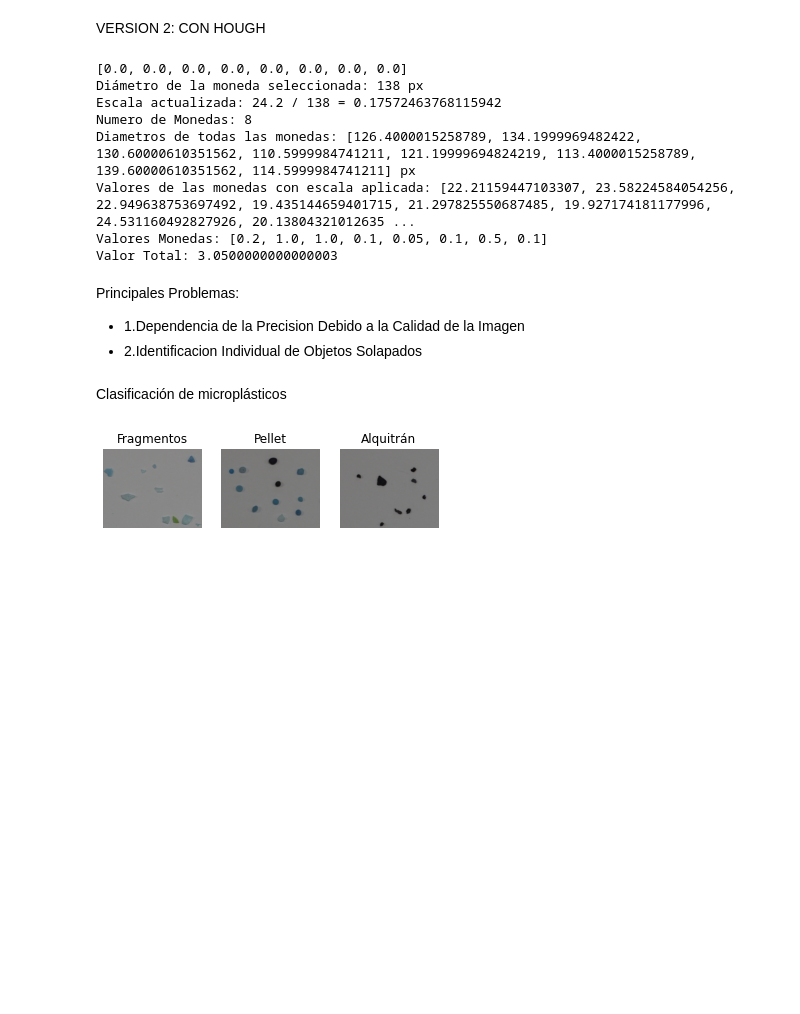
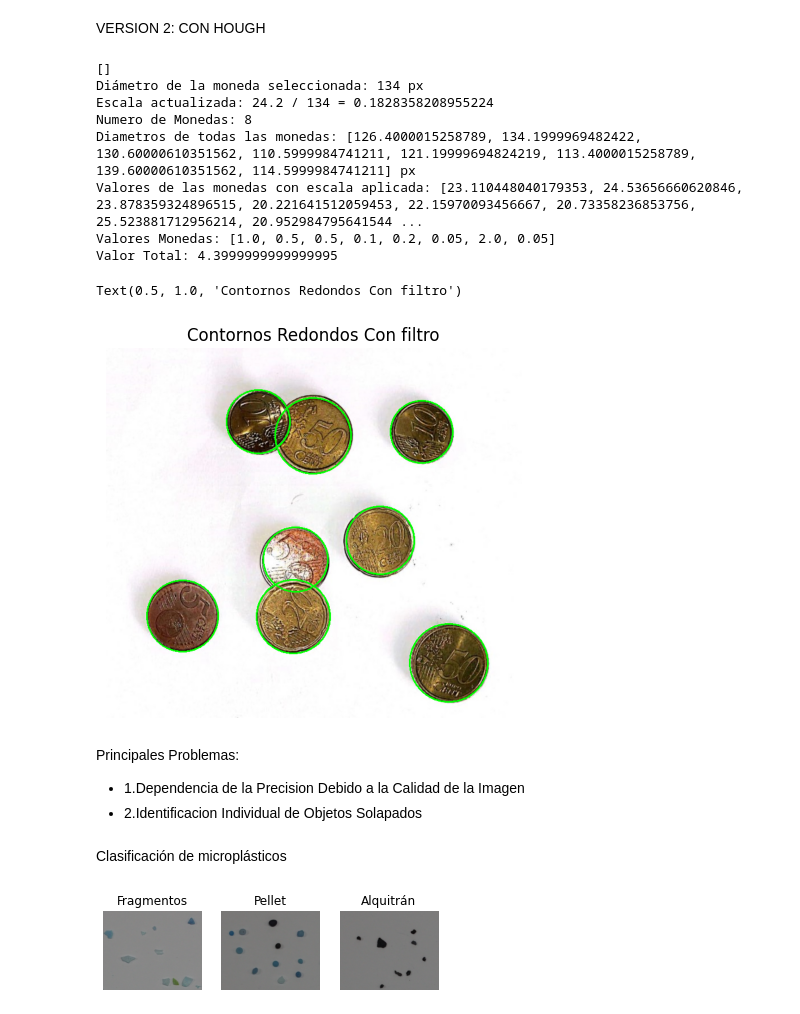
Before and after one commit to AcoranGonzalezMoray/VisionArtificial, a Jupyter notebook: Práctica_3/VC_P3.ipynb, the cells around one changed output. Saved outputs shown, nothing was run; the diff lists cells and outputs as text; code cells hidden in the pictures; blank space fills up the shorter version.

```diff
--- a/Práctica_3/VC_P3.ipynb
+++ b/Práctica_3/VC_P3.ipynb
@@ -259,16 +120,6 @@ plt.axis("off")
 plt.imshow(img_cont_redondos)
 plt.title('Contornos Redondos Con filtro')
 
-
-
-# Multiplica cada valor en valores_monedas_lista por la escala
-for i in range(len(valores_monedas_lista)):
-    valores_monedas_lista[i] *= escala
-
-
-
-
-
 print("Monedas:" + str(len(valores_monedas_lista)))
 print("Diametros:" + str(valores_monedas_lista))
 
@@ -541,14 +375,14 @@ def seleccionar_moneda(event, x, y, flags, param):
 
             if distancia < radio:
                 diametro = 2 * radio
-                escala = 24.25 / diametro
+                escala = 24.5/ diametro
                 num_monedas = len(circ[0])
                 valor_monedas = []
 
                 for j in range(num_monedas):
                     diametro_monedas = 2 * circ[0][j][2]
-                    valor = valores_monedas.get(round(diametro_monedas, 2), 0.0)
-                    valor_monedas.append(valor)
+                    #valor = valores_monedas.get(round(diametro_monedas, 2), 0.0)
+                    #valor_monedas.append(valor)
                     diametros_monedas.append(diametro_monedas)  # Agrega el diámetro a la lista
                 print(valor_monedas)
                 print(f"Diámetro de la moneda seleccionada: {diametro} px")
@@ -603,39 +437,46 @@ circ = cv2.HoughCircles(
         param1=100, # Valor del gradiente
         param2=50, # Umbral acumulador
         minRadius=50,  # radio mínimo
         maxRadius=150,  # radio máximo
     )
 
 # Dibuja sobre entrada e imagen vacía
 img_cont = np.zeros(img.shape, dtype=np.uint8)
 img_rgb = cv2.cvtColor(img, cv2.COLOR_BGR2RGB)
 img_rgb_circles = img_rgb.copy()
 
 for det in circ[0]:
     x_coor, y_coor, det_radio = int(det[0]), int(det[1]), int(det[2])
     cv2.circle(img_rgb_circles, (x_coor, y_coor), det_radio, (0, 255, 0), 2)
     cv2.circle(img_cont, (x_coor, y_coor), det_radio, 255, -1)
 
 cv2.imshow('Selecciona una moneda', img_rgb_circles)
 
 cv2.setMouseCallback('Selecciona una moneda', seleccionar_moneda)
 
 while True:
     cv2.imshow('Selecciona una moneda', img_rgb_circles)
     key = cv2.waitKey(1) & 0xFF
     if key == 27:  # Presiona la tecla Esc para salir
         break
 
 cv2.destroyAllWindows()
+
+plt.subplot(111)
+plt.axis("off")
+plt.imshow(img_rgb_circles)
+plt.title('Contornos Redondos Con filtro')
 # %% [output]
-[0.0, 0.0, 0.0, 0.0, 0.0, 0.0, 0.0, 0.0]
-Diámetro de la moneda seleccionada: 138 px
-Escala actualizada: 24.2 / 138 = 0.17572463768115942
+[]
+Diámetro de la moneda seleccionada: 134 px
+Escala actualizada: 24.2 / 134 = 0.1828358208955224
 Numero de Monedas: 8
 Diametros de todas las monedas: [126.4000015258789, 134.1999969482422, 130.60000610351562, 110.5999984741211, 121.19999694824219, 113.4000015258789, 139.60000610351562, 114.5999984741211] px
-Valores de las monedas con escala aplicada: [22.21159447103307, 23.58224584054256, 22.949638753697492, 19.435144659401715, 21.297825550687485, 19.927174181177996, 24.531160492827926, 20.13804321012635 ...
-Valores Monedas: [0.2, 1.0, 1.0, 0.1, 0.05, 0.1, 0.5, 0.1]
-Valor Total: 3.0500000000000003
+Valores de las monedas con escala aplicada: [23.110448040179353, 24.53656660620846, 23.878359324896515, 20.221641512059453, 22.15970093456667, 20.73358236853756, 25.523881712956214, 20.952984795641544 ...
+Valores Monedas: [1.0, 0.5, 0.5, 0.1, 0.2, 0.05, 2.0, 0.05]
+Valor Total: 4.3999999999999995
+Text(0.5, 1.0, 'Contornos Redondos Con filtro')
+[figure, added]
 # %% [markdown]
 Principales Problemas:
 <ul>
```
Also changed, not shown: parts of 12 cells of this notebook.
